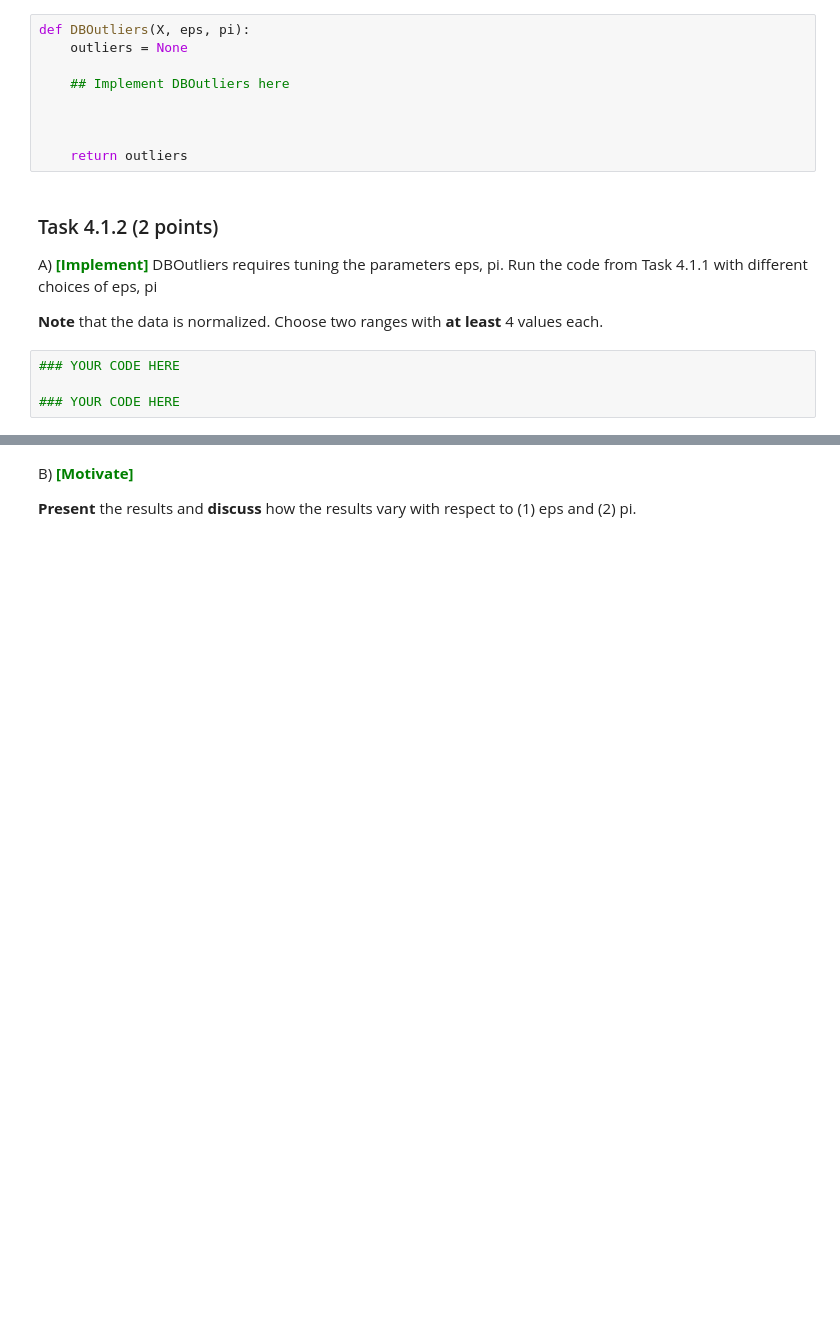
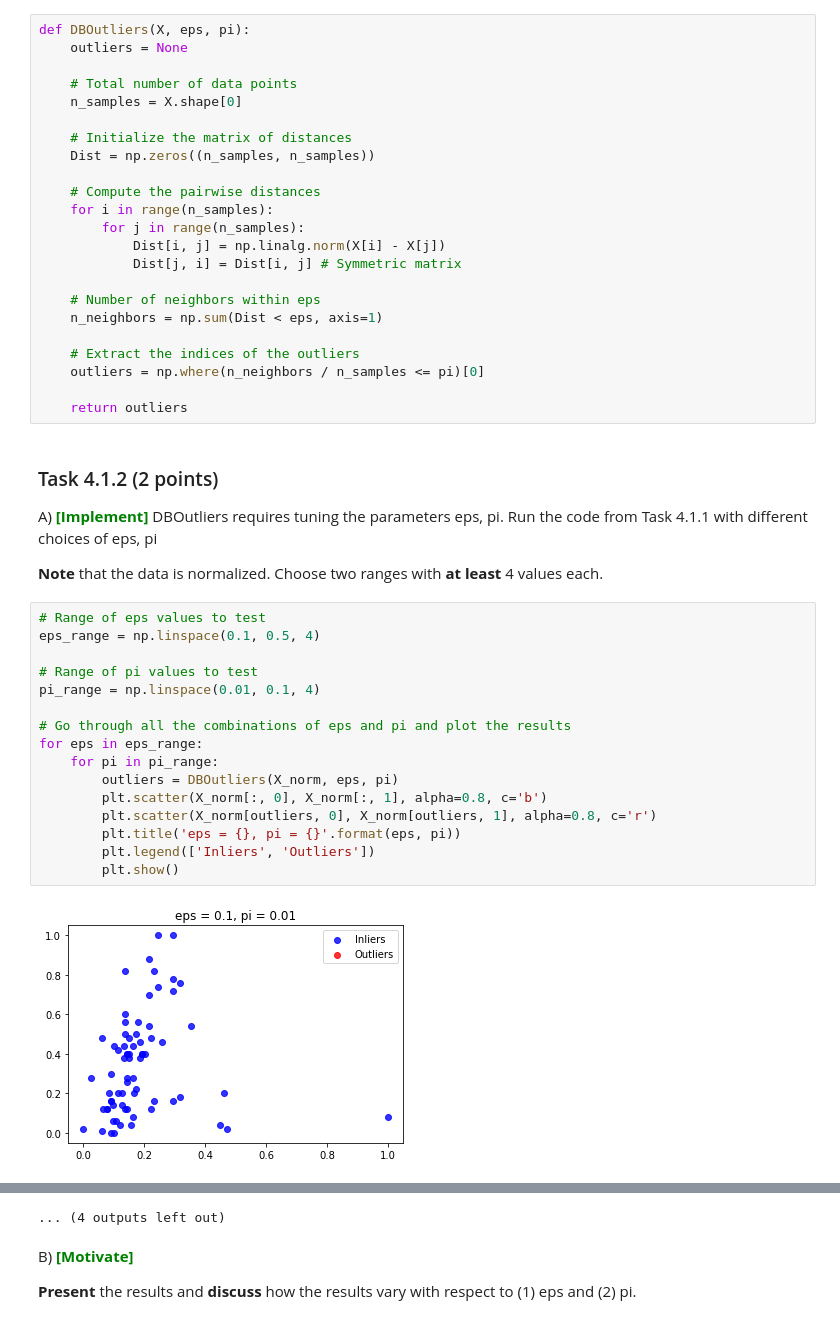
Before and after one commit to BjarkiKassOlsen/DM-Hand-In, a Jupyter notebook: handins/handin1.ipynb, the cells around one changed output, grey strips where cells are left out. Saved outputs shown, nothing was run; the diff lists cells and outputs as text; blank space fills up the shorter version.

```diff
--- a/handins/handin1.ipynb
+++ b/handins/handin1.ipynb
@@ -1324,9 +1320,23 @@ We will now compare two outlier detection techniques.
 def DBOutliers(X, eps, pi):
     outliers = None
 
-    ## Implement DBOutliers here
+    # Total number of data points
+    n_samples = X.shape[0]
 
+    # Initialize the matrix of distances
+    Dist = np.zeros((n_samples, n_samples))
 
+    # Compute the pairwise distances
+    for i in range(n_samples):
+        for j in range(n_samples):
+            Dist[i, j] = np.linalg.norm(X[i] - X[j])
+            Dist[j, i] = Dist[i, j] # Symmetric matrix
+
+    # Number of neighbors within eps
+    n_neighbors = np.sum(Dist < eps, axis=1)
+
+    # Extract the indices of the outliers
+    outliers = np.where(n_neighbors / n_samples <= pi)[0]
 
     return outliers
 # %% [markdown]
@@ -1336,6 +1346,20 @@ DBOutliers requires tuning the parameters eps, pi. Run the code from Task 4.1.1
 
 **Note** that the data is normalized. Choose two ranges with **at least** 4 values each.
 # %%
-### YOUR CODE HERE
+# Range of eps values to test
+eps_range = np.linspace(0.1, 0.5, 4)
 
-### YOUR CODE HERE
+# Range of pi values to test
+pi_range = np.linspace(0.01, 0.1, 4)
+
+# Go through all the combinations of eps and pi and plot the results
+for eps in eps_range:
+    for pi in pi_range:
+        outliers = DBOutliers(X_norm, eps, pi)
+        plt.scatter(X_norm[:, 0], X_norm[:, 1], alpha=0.8, c='b')
+        plt.scatter(X_norm[outliers, 0], X_norm[outliers, 1], alpha=0.8, c='r')
+        plt.title('eps = {}, pi = {}'.format(eps, pi))
+        plt.legend(['Inliers', 'Outliers'])
+        plt.show()
+# %% [output]
+[figure, added]
@@ -1342,3 +1377,4 @@ DBOutliers requires tuning the parameters eps, pi. Run the code from Task 4.1.1
+... (4 outputs left out)
 # %% [markdown]
 B) <span style='color: green'>**\[Motivate\]**</span><br>
 
```
Also changed, not shown: parts of 7 cells of this notebook.
